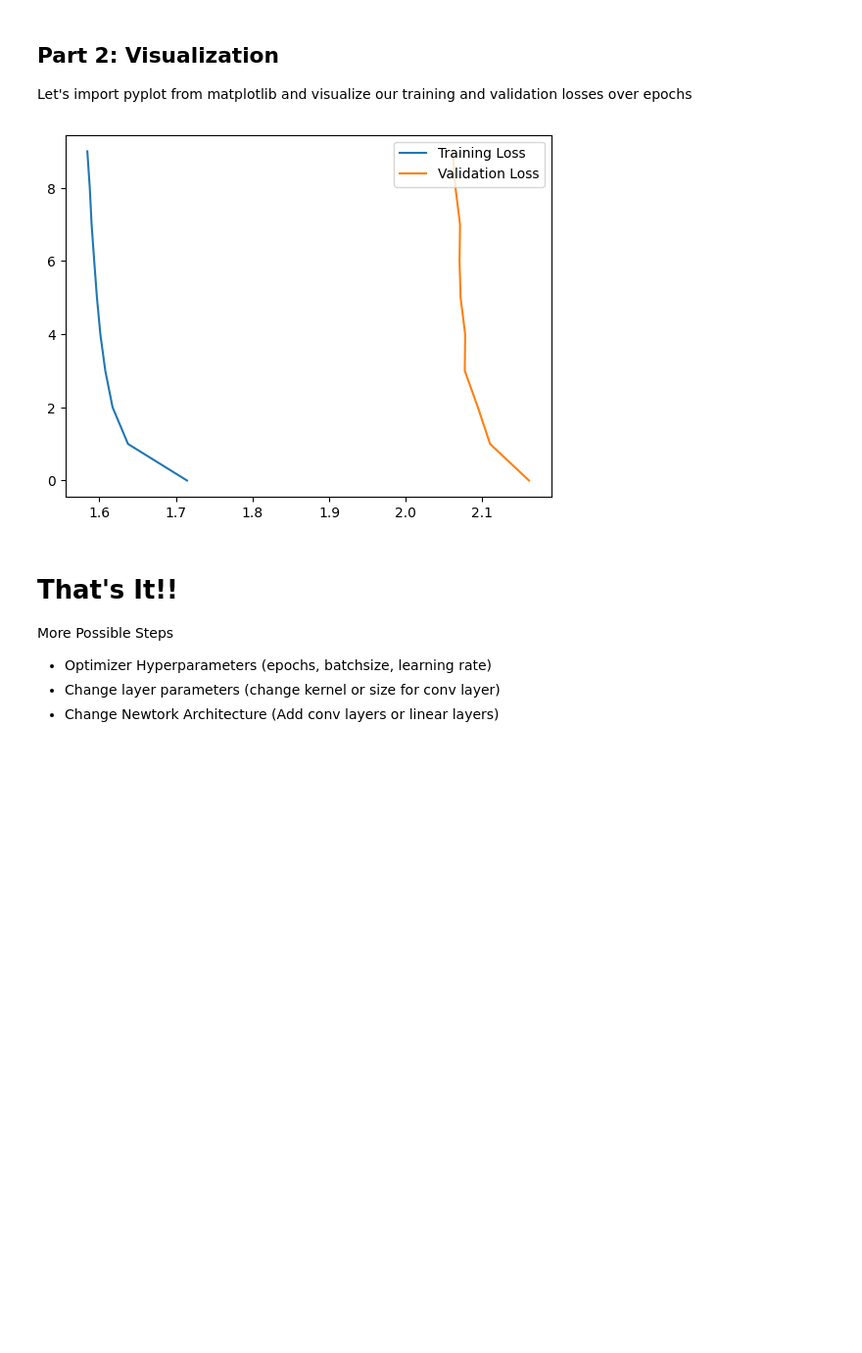
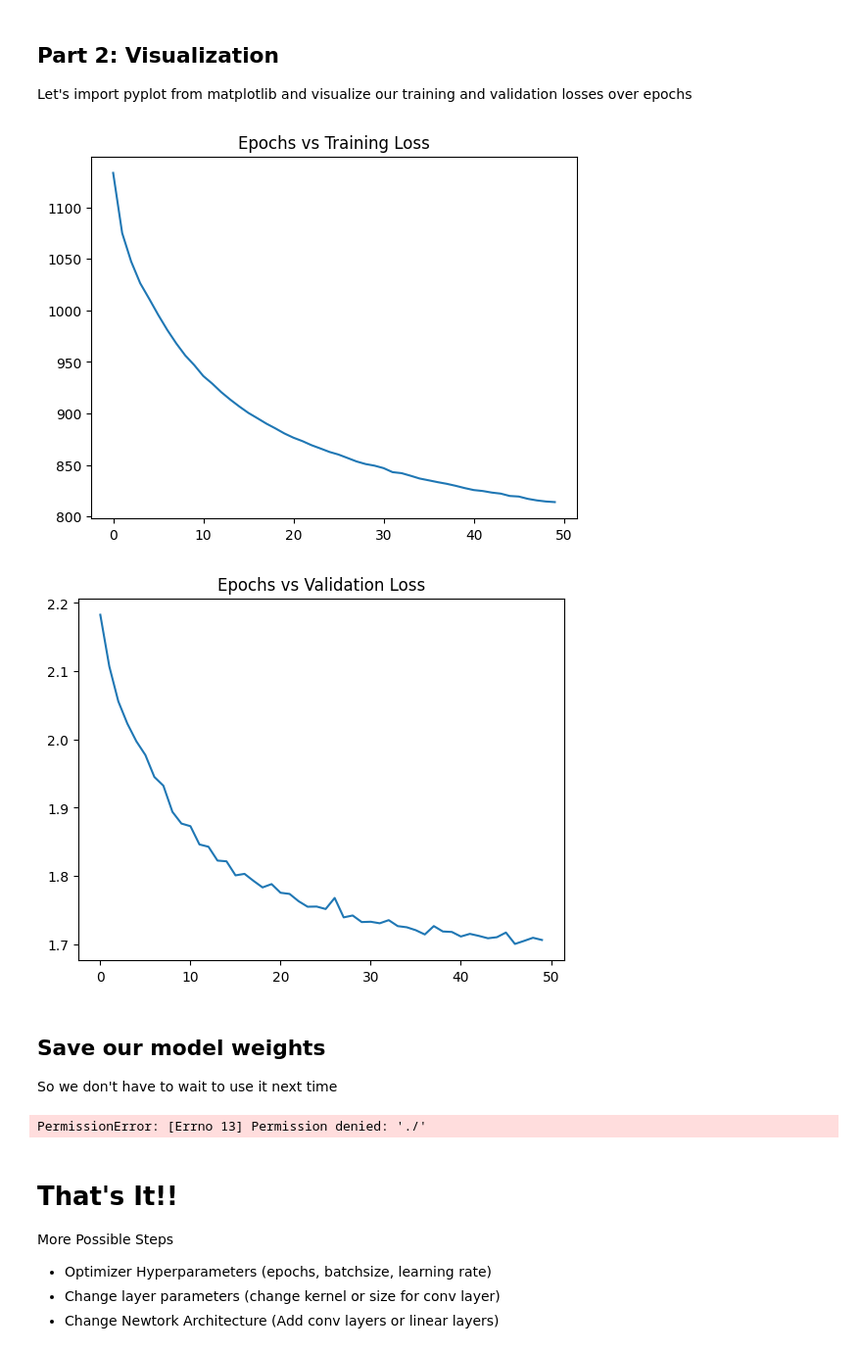
Before and after one commit to VishGit1234/CIFAR10_CNN_Pytorch, a Jupyter notebook: CIFAR10PyTorch.ipynb, the cells around one changed output. Shown at 98% size. Drawn from its saved outputs; the diff is of its cells as text; code cells hidden in the pictures; blank space fills up the shorter version.

```diff
--- a/CIFAR10PyTorch.ipynb
+++ b/CIFAR10PyTorch.ipynb
@@ -12,12 +12,12 @@ import torchvision
 from torch.utils.data.dataloader import DataLoader
 
 NUM_CLASSES = 10
-BATCH_SIZE = 256
+BATCH_SIZE = 10
 IMAGE_DIM = 32
 NUM_CHANNELS = 3
-KERNEL_SIZE = 2
+KERNEL_SIZE = 3
 
-transform = torchvision.transforms.Compose([torchvision.transforms.ToTensor()])
+transform = torchvision.transforms.Compose([torchvision.transforms.ToTensor(), torchvision.transforms.Normalize((0.49139968, 0.48215827 ,0.44653124), (0.24703233, 0.24348505, 0.26158768))])
 training_dataset = torchvision.datasets.CIFAR10('./data', train=True, transform=transform)
 testing_dataset = torchvision.datasets.CIFAR10('./data', train=False, transform=transform)
 # %% [markdown]
@@ -113,14 +126,14 @@ Create PyTorch dataloaders from our train and test datasets. The dataloaders mak
 # %%
 TEST_DATASET_LEN = 10000
 
-train_data_loader = DataLoader(training_dataset, BATCH_SIZE, True)
+train_data_loader = DataLoader(training_dataset, BATCH_SIZE, True, num_workers=2)
 test_data_loader = DataLoader(testing_dataset, TEST_DATASET_LEN, False)
 # %% [markdown]
 ## Start Training!
 We can declare an instance of our network and begin training with just one line of code
 # %%
-EPOCHS = 10
-LEARNING_RATE = 1e-3
+EPOCHS = 50
+LEARNING_RATE = 7e-4
 
 device = "cuda" if torch.cuda.is_available() else "cpu"
 
@@ -150,13 +163,23 @@ Let's import pyplot from matplotlib and visualize our training and validation lo
 # %%
 import matplotlib.pyplot as plt
 import numpy as np
 
-plt.plot(cnn_network.training_losses, np.arange(EPOCHS), label="Training Loss")
-plt.plot(cnn_network.validation_losses, np.arange(EPOCHS), label="Validation Loss")
-plt.legend(loc="upper right")
+plt.plot(np.arange(EPOCHS), cnn_network.training_losses, label="Training Loss")
+plt.title("Epochs vs Training Loss")
 plt.show()
+plt.plot(np.arange(EPOCHS), cnn_network.validation_losses, label="Validation Loss")
+plt.title("Epochs vs Validation Loss")
+plt.show()
 # %% [output]
-[figure, old version]
+[figure, new version]
+[figure, added]
+# %% [markdown]
+## Save our model weights
+So we don't have to wait to use it next time
+# %%
+torch.save(cnn_network.state_dict(), "./")
+# %% [output]
+PermissionError: [Errno 13] Permission denied: './'
 # %% [markdown]
 # That's It!!
 More Possible Steps
```
Also changed, not shown: parts of 2 cells of this notebook, 1 other file.
